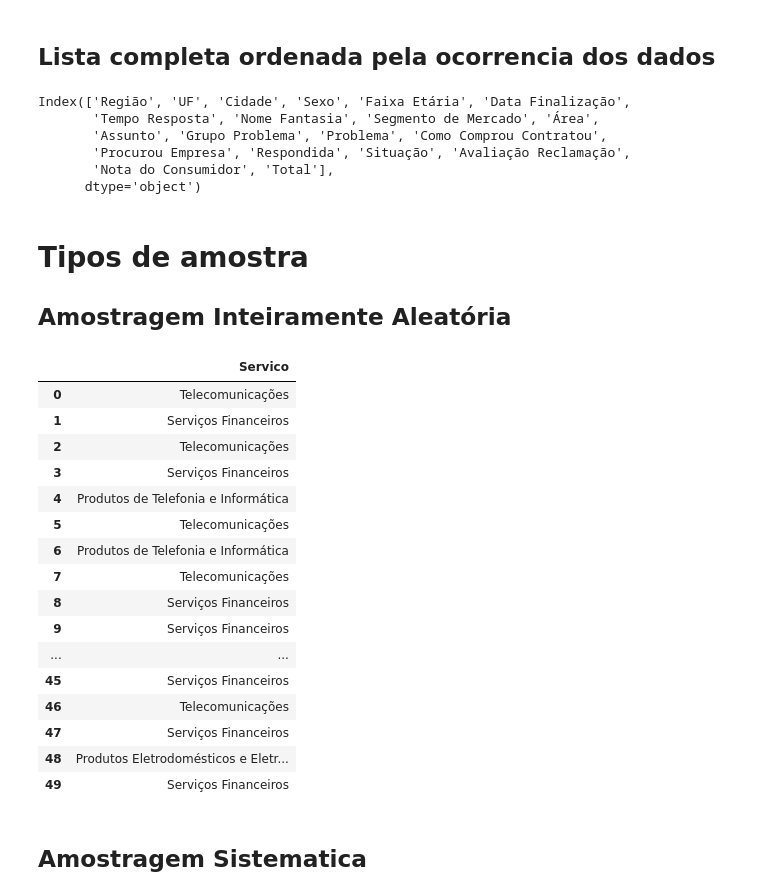
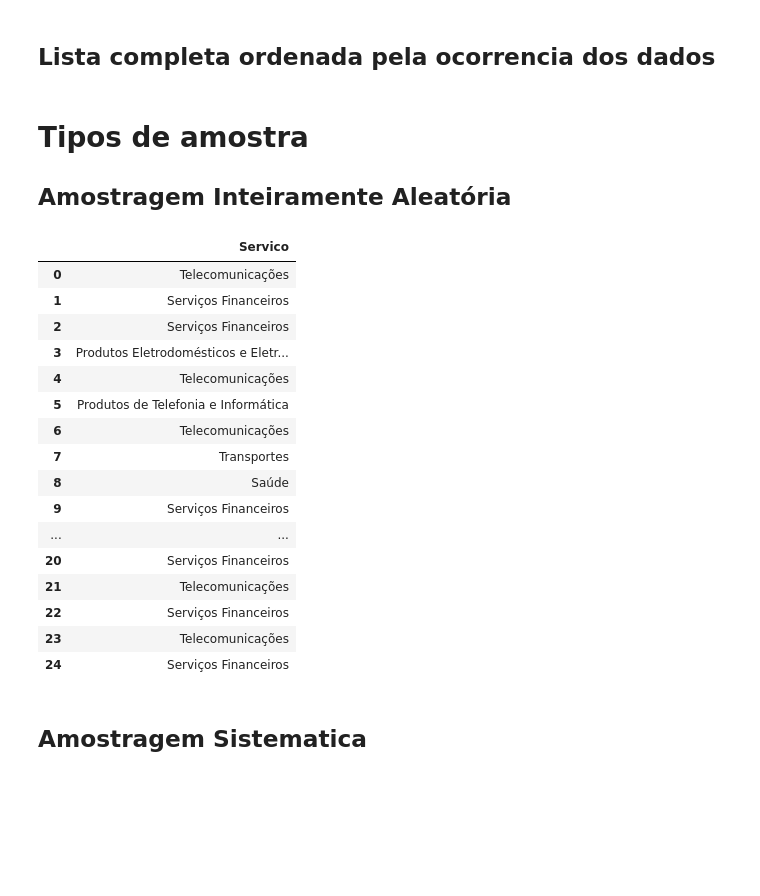
Before and after one commit to marcostark/estatistica-exploratoria, a Jupyter notebook: qualitativos.ipynb, the cells around one changed output. Drawn from its saved outputs; the diff is of its cells as text; code cells hidden in the pictures; blank space fills up the shorter version.

```diff
--- a/qualitativos.ipynb
+++ b/qualitativos.ipynb
@@ -1,6 +1,7 @@
 # %% [markdown]
 # Dados Qualitativos
 # %%
+#%matplotlib notebook
 import matplotlib.pyplot as plt
 import pandas as pd
 from seaborn import *
@@ -10,9 +11,9 @@ import numpy as np
 
 #from nltk.probability import FreqDist
 
-reclamacoes = pd.read_csv('dataset/reclamacoes_2018-03.csv',sep=';',encoding='latin1') # Setando o delimitador e a linguagem
+dataset = pd.read_csv('dataset/qualitativos/reclamacoes_2018-03.csv',sep=';',encoding='latin1') # Setando o delimitador e a linguagem
 
-reclamacoes.head(4)# Mostrar apenas a quantidade de linhas informadas (Quando informado)
+dataset.head(4)# Mostrar apenas a quantidade de linhas informadas (Quando informado)
 # %% [output]
 |  | Região | UF | Cidade | Sexo | Faixa Etária | Data Finalização | Tempo Resposta | Nome Fantasia | ... |
 | 0 | SE | SP | Jacareí | M | entre 21 a 30 anos | 16/03/2018 | 8.0 | Mercado Livre | ... |
@@ -22,20 +23,14 @@ reclamacoes.head(4)# Mostrar apenas a quantidade de linhas informadas (Quando in
 # %% [markdown]
 ## Lista completa ordenada pela ocorrencia dos dados
 # %%
-from collections import Counter
-
-lista = reclamacoes['Área']
+#from collections import Counter
+#coluna = 'Segmento de Mercado'
+coluna = 'Área'
+data = dataset[coluna]
 #print(lista)
 #print(Counter(lista).most_common(len(lista)))
 
-reclamacoes.columns # Retorna o nome das colunas
+#reclamacoes.columns # Retorna o nome das colunas
-# %% [output]
-Index(['Região', 'UF', 'Cidade', 'Sexo', 'Faixa Etária', 'Data Finalização',
-       'Tempo Resposta', 'Nome Fantasia', 'Segmento de Mercado', 'Área',
-       'Assunto', 'Grupo Problema', 'Problema', 'Como Comprou Contratou',
-       'Procurou Empresa', 'Respondida', 'Situação', 'Avaliação Reclamação',
-       'Nota do Consumidor', 'Total'],
-      dtype='object')
 # %% [markdown]
 # Tipos de amostra
 
@@ -43,39 +38,39 @@ Index(['Região', 'UF', 'Cidade', 'Sexo', 'Faixa Etária', 'Data Finalização',
 # %%
 import random
 
 aleatoria = []
-QUANTIDADE = 50 # Quantidade da amostra
-TAMANHO_LISTA = len(lista)
+QUANTIDADE = 25 # Quantidade da amostra
+TAMANHO_LISTA = len(data)
 
 numeros_aleatorios = random.sample(range(1,TAMANHO_LISTA), QUANTIDADE)
 
 for i in numeros_aleatorios:
-    aleatoria.append(lista[i])
+    aleatoria.append(data[i])
 
 #print(aleatoria)
 
 df = pd.DataFrame(aleatoria, columns=['Servico'])
 df.to_csv('dataset_gerados/tabela_servicos.csv')
 df
 #print(Counter(amostragem).most_common(len(amostragem))) # Retorna os termos mais frequentes
 # %% [output]
 |  | Servico |
 | 0 | Telecomunicações |
 | 1 | Serviços Financeiros |
-| 2 | Telecomunicações |
-| 3 | Serviços Financeiros |
-| 4 | Produtos de Telefonia e Informática |
-| 5 | Telecomunicações |
-| 6 | Produtos de Telefonia e Informática |
-| 7 | Telecomunicações |
-| 8 | Serviços Financeiros |
+| 2 | Serviços Financeiros |
+| 3 | Produtos Eletrodomésticos e Eletr... |
+| 4 | Telecomunicações |
+| 5 | Produtos de Telefonia e Informática |
+| 6 | Telecomunicações |
+| 7 | Transportes |
+| 8 | Saúde |
 | 9 | Serviços Financeiros |
 | ... | ... |
-| 45 | Serviços Financeiros |
-| 46 | Telecomunicações |
-| 47 | Serviços Financeiros |
-| 48 | Produtos Eletrodomésticos e Eletr... |
-| 49 | Serviços Financeiros |
+| 20 | Serviços Financeiros |
+| 21 | Telecomunicações |
+| 22 | Serviços Financeiros |
+| 23 | Telecomunicações |
+| 24 | Serviços Financeiros |
 # %% [markdown]
 ## Amostragem Sistematica
 # %%
```
Also changed, not shown: parts of 6 cells of this notebook, 7 other files.
